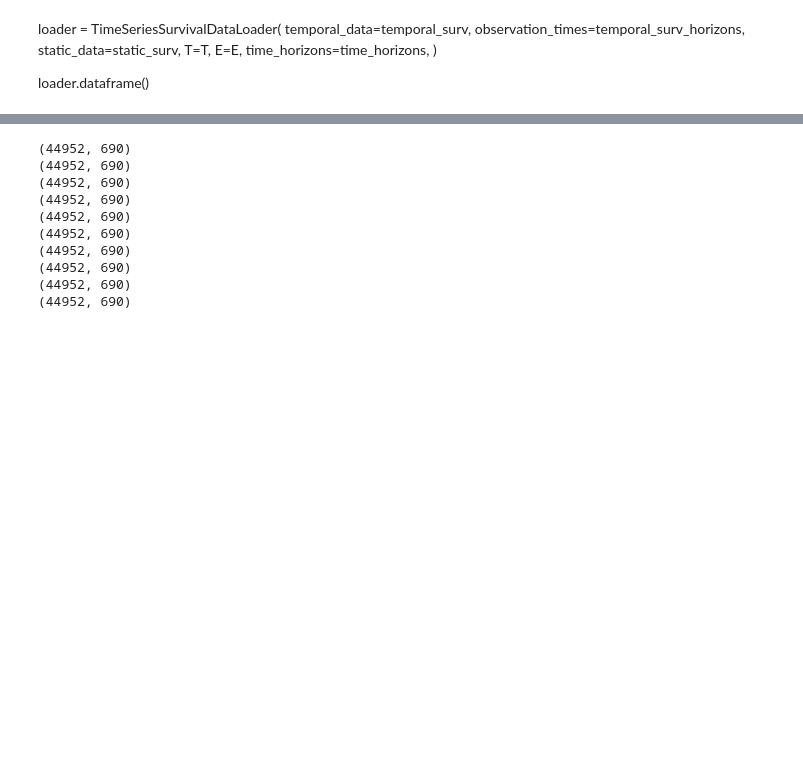
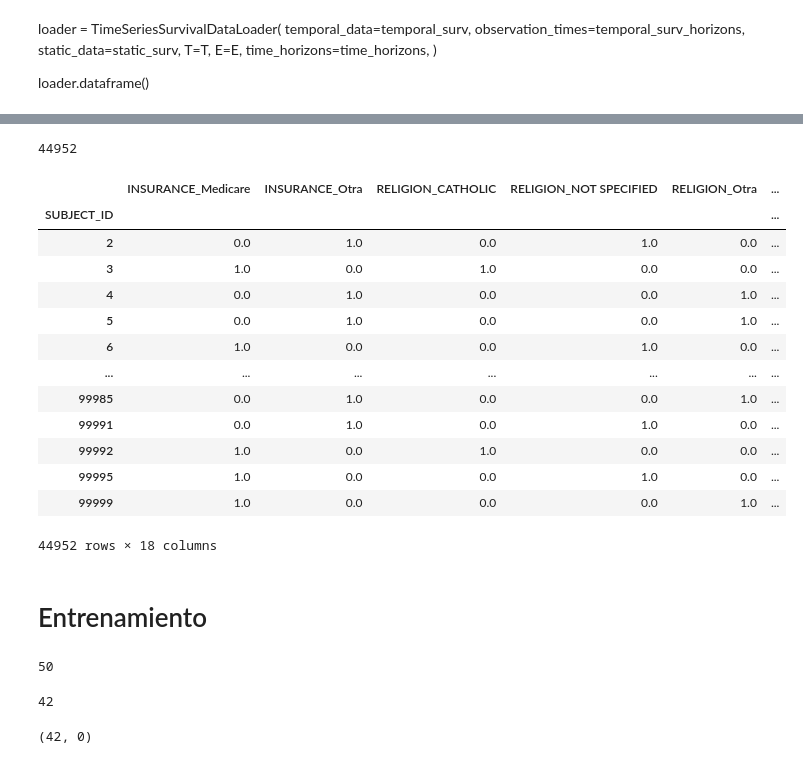
Before and after one commit to cynthia166/Synthetic-Data-Deep-Learning, a Jupyter notebook: concat_preprocess.ipynb, the cells around one changed output, grey strips where cells are left out. Saved outputs shown, nothing was run; the diff lists cells and outputs as text; code cells hidden in the pictures; blank space fills up the shorter version.

```diff
--- a/concat_preprocess.ipynb
+++ b/concat_preprocess.ipynb
@@ -482,0 +179,26 @@ Index(['HOSPITAL_EXPIRE_FLAG', 'SUBJECT_ID', 'HADM_ID', 'ADMITTIME',
+# %%
+not_considet_temporal = [
+    'HOSPITAL_EXPIRE_FLAG',
+
+    'HADM_ID',
+    'DOB',
+    'ADMITTIME',
+    'L_1s_last',
+    'INSURANCE_Medicare',
+    'INSURANCE_Otra',
+    'RELIGION_CATHOLIC',
+    'RELIGION_NOT SPECIFIED',
+    'RELIGION_Otra',
+    'RELIGION_UNOBTAINABLE',
+    'MARITAL_STATUS_MARRIED',
+    'MARITAL_STATUS_Otra',
+    'MARITAL_STATUS_SINGLE',
+    'ETHNICITY_BLACK/AFRICAN AMERICAN',
+    'ETHNICITY_Otra',
+    'ETHNICITY_WHITE',
+    'GENDER_M',
+    'GENDER_Otra',
+    'visit_rank',
+    'horizons'
+]
+temporal_surv =[df.drop(columns=not_considet_temporal) for df in temporal_surv]
@@ -497,16 +234,2 @@ for df in temporal_surv:
     new_df.fillna(0, inplace=True)  # Llenar los valores faltantes con 0
     new_df_list.append(new_df)
-# %%
-for i in range(10):
-    print(new_df_list[i].shape)
-# %% [output]
-(44952, 690)
-(44952, 690)
-(44952, 690)
-(44952, 690)
-(44952, 690)
-(44952, 690)
-(44952, 690)
-(44952, 690)
-(44952, 690)
-(44952, 690)
@@ -512,0 +241,4 @@ for i in range(10):
+# %%
+len(dfs)
+# %% [output]
+44952
@@ -512,0 +247,21 @@ for i in range(10):
+# %%
+static = static[[i for i in static.columns if i != "SUBJECT_ID"]].reset_index().sort_values('SUBJECT_ID')
+# %%
+static
+# %% [output]
+|  | INSURANCE_Medicare | INSURANCE_Otra | RELIGION_CATHOLIC | RELIGION_NOT SPECIFIED | RELIGION_Otra | ... |
+| SUBJECT_ID |  |  |  |  |  | ... |
+| 2 | 0.0 | 1.0 | 0.0 | 1.0 | 0.0 | ... |
+| 3 | 1.0 | 0.0 | 1.0 | 0.0 | 0.0 | ... |
+| 4 | 0.0 | 1.0 | 0.0 | 0.0 | 1.0 | ... |
+| 5 | 0.0 | 1.0 | 0.0 | 0.0 | 1.0 | ... |
+| 6 | 1.0 | 0.0 | 0.0 | 1.0 | 0.0 | ... |
+| ... | ... | ... | ... | ... | ... | ... |
+| 99985 | 0.0 | 1.0 | 0.0 | 0.0 | 1.0 | ... |
+| 99991 | 0.0 | 1.0 | 0.0 | 1.0 | 0.0 | ... |
+| 99992 | 1.0 | 0.0 | 1.0 | 0.0 | 0.0 | ... |
+| 99995 | 1.0 | 0.0 | 0.0 | 1.0 | 0.0 | ... |
+| 99999 | 1.0 | 0.0 | 0.0 | 0.0 | 1.0 | ... |
+44952 rows × 18 columns
+# %% [markdown]
+# Entrenamiento
@@ -512,0 +272,14 @@ for i in range(10):
+# %%
+len(temporalss)
+# %% [output]
+50
+# %%
+len(horizons)
+# %% [output]
+42
+# %%
+
+staticss =  pd.DataFrame(index=range(len(new_df_list)))
+staticss.shape
+# %% [output]
+(42, 0)
```
Also changed, not shown: parts of 59 cells of this notebook, 1 other file.
